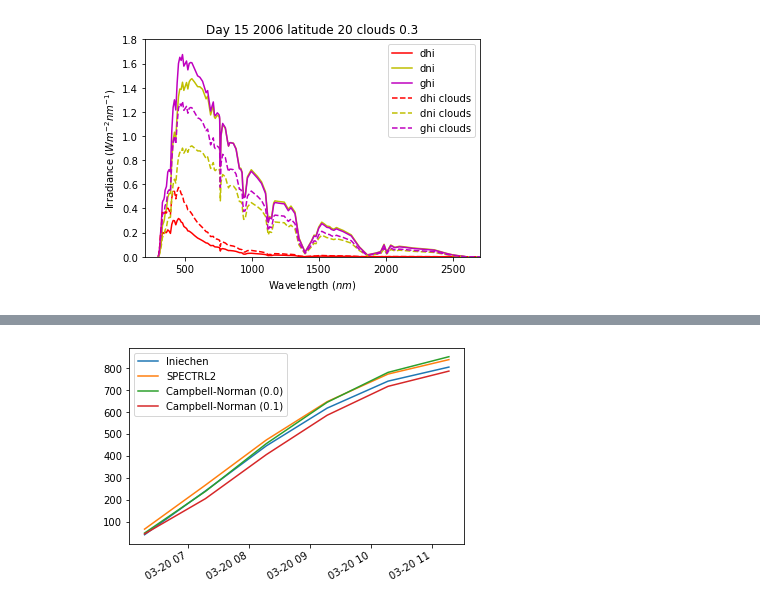
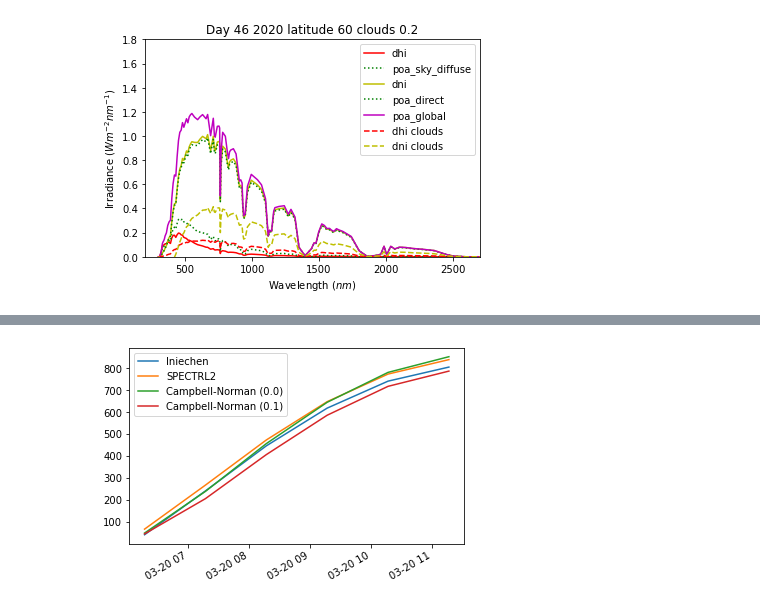
Before and after one commit to trondkr/cmip6-albedo, a Jupyter notebook: radiation_tests.ipynb, the cells around one changed output, grey strips where cells are left out. Saved outputs shown, nothing was run; the diff lists cells and outputs as text; code cells hidden in the pictures.

Commit message:
Adding test script for sepctrl2 cloud opacity factor

```diff
--- a/radiation_tests.ipynb
+++ b/radiation_tests.ipynb
@@ -8,7 +8,7 @@ import matplotlib.pyplot as plt
 
 def setup_pv_system(month, hour_of_day):
     offset = 0  # int(lon_180/15.)
-    when = [datetime.datetime(2006, month, 15, hour_of_day, 0, 0,
+    when = [datetime.datetime(2020, month, 15, hour_of_day, 0, 0,
                               tzinfo=datetime.timezone(datetime.timedelta(hours=offset)))]
     time = pd.DatetimeIndex(when)
 
@@ -22,34 +22,61 @@ def setup_pv_system(month, hour_of_day):
 
     return time, pv_system
 
-def plot_spectral_irradiance(spectra, ratio_dhi, ratio_dni, ratio_ghi, latitude,  day_of_year, year, clouds=0.0):
+def plot_spectral_irradiance(spectra, F_dir, F_diff, latitude,  day_of_year, year, clouds=0.0):
     fig, ax = plt.subplots()
     ax.plot(spectra['wavelength'], spectra["dhi"][:,0], c="r")
+    ax.plot(spectra['wavelength'], spectra["poa_sky_diffuse"][:,0], c="g", linestyle="dotted")
     ax.plot(spectra['wavelength'], spectra["dni"][:,0], c="y")
+    ax.plot(spectra['wavelength'], spectra["poa_direct"][:,0], c="g", linestyle="dotted")
     ax.plot(spectra['wavelength'], spectra["poa_global"][:,0], c="m")
 
-    ax.plot(spectra['wavelength'], spectra["dhi"][:,0]*ratio_dhi, c="r",linestyle='dashed')
-    ax.plot(spectra['wavelength'], spectra["dni"][:,0]*ratio_dni, c="y", linestyle='dashed')
-    ax.plot(spectra['wavelength'], spectra["poa_global"][:,0]*ratio_ghi, c="m", linestyle='dashed')
-
+    ax.plot(spectra['wavelength'], F_dir[:,0], c="r",linestyle='dashed')
+    ax.plot(spectra['wavelength'], F_diff[:,0], c="y", linestyle='dashed')
 
     plt.xlim(200, 2700)
     plt.ylim(0, 1.8)
     plt.title(r"Day {} {} latitude {} clouds {}".format( day_of_year, year, latitude, clouds))
     plt.ylabel(r"Irradiance ($W m^{-2} nm^{-1}$)")
     plt.xlabel(r"Wavelength ($nm$)")
-    labels = ["dhi","dni","ghi","dhi clouds","dni clouds","ghi clouds"]
+    labels = ["dhi","poa_sky_diffuse","dni","poa_direct","poa_global","dhi clouds","dni clouds","ghi clouds"]
     ax.legend(labels)
    # plt.savefig("spectral_test_{}.png".format(latitude))
     plt.show()
 
-month=1
+def cloud_opacity_factor(I_diff_clouds, I_dir_clouds, I_ghi_clouds, spectra):
+    # First we calculate the rho fraction based on campbell_norman
+    # with clouds. In the paper these values are obtained from observations.
+    rho =I_diff_clouds/I_ghi_clouds
+
+    I_diff_s = np.trapz(y=spectra['dhi'][:,0], x=spectra['wavelength'])
+    I_dir_s = np.trapz(y=spectra['dni'][:,0], x=spectra['wavelength'])
+    I_glob_s = np.trapz(y=spectra['poa_direct'][:,0], x=spectra['wavelength'])
+
+    rho_spectra = I_diff_s/I_glob_s
+
+    N_rho = (rho-rho_spectra)/(1-rho_spectra)
+
+    # Direct light. Equation 6 Ernst et al. 2016
+    F_diff_s = spectra['dhi'][:,:]
+    F_dir_s = spectra['dni'][:,:]
+
+    F_dir = (F_dir_s/I_dir_s) * I_dir_clouds
+
+    # Diffuse light scaling factor. Equation 7 Ernst et al. 2016
+    s_diff = (1 - N_rho) *(F_diff_s/I_diff_s) + N_rho*((F_dir_s + F_diff_s)/I_glob_s)
+
+    # Equation 8 Ernst et al. 2016
+    F_diff = s_diff * I_diff_clouds
+
+    return F_dir, F_diff
+
+month=2
 hour_of_day=12
 
 ctime, pv_system = setup_pv_system(month, hour_of_day)
 altitude = 0.0
-latitudes=[0,10,20,60,70,80,90]
-cloud_covers=0.3
+latitudes=[10,40,60,70, 75, 80]
+cloud_covers=0.2
 
 for latitude in latitudes:
     longitude = 0.0
@@ -62,7 +89,8 @@ for latitude in latitudes:
 
     apparent_zenith = solpos['apparent_zenith'].to_numpy()
     azimuth = solpos['azimuth'].to_numpy()
-    surface_tilt = latitude
+
+    surface_tilt = latitude #latitude
     surface_azimuth = pv_system['surface_azimuth']
 
     # cloud cover in fraction units here
@@ -71,7 +99,7 @@ for latitude in latitudes:
 
     water_vapor_content = 0.5
     tau500 = 0.1
-    albedo = 0.06
+    ground_albedo = 0.06
     ozone = 0.3
 
     # day of year is an int64index array so access first item
@@ -81,7 +109,7 @@ for latitude in latitudes:
         apparent_zenith=apparent_zenith,
         aoi=aoi,
         surface_tilt=surface_tilt,
-        ground_albedo=albedo,
+        ground_albedo=ground_albedo,
         surface_pressure=pressure,
         relative_airmass=airmass_relative,
         precipitable_water=water_vapor_content,
@@ -91,38 +119,36 @@ for latitude in latitudes:
 
     irrads_clouds = pvlib.irradiance.campbell_norman(solpos['zenith'].to_numpy(), transmittance)
 
-    print("campbell_norman clouds: dni: {} dhi: {} ghi: {}".format(np.nanmean(irrads_clouds['dni']),
-                                                 np.nanmean(irrads_clouds['dhi']),
-                                                 np.nanmean(irrads_clouds['ghi'])))
+    print("Latitude {}".format(latitude))
+    print("campbell_norman clouds: dni: {:3.2f} dhi: {:3.2f} ghi: {:3.2f}".format(float(irrads_clouds['dni']),
+                                                 float(irrads_clouds['dhi']),
+                                                 float(irrads_clouds['ghi'])))
 
     irrads_clearsky = pvlib.irradiance.campbell_norman(solpos['zenith'].to_numpy(), transmittance=0.75)
 
-    print("campbell_norman clearsky: dni: {} dhi: {} ghi: {}".format(np.nanmean(irrads_clearsky['dni']),
-                                                 np.nanmean(irrads_clearsky['dhi']),
-                                                 np.nanmean(irrads_clearsky['ghi'])))
-    # Calculate ratios
-    ratio_dni = np.nanmean(irrads_clouds['dni'])/np.nanmean(irrads_clearsky['dni'])
-    ratio_dhi = np.nanmean(irrads_clouds['dhi'])/np.nanmean(irrads_clearsky['dhi'])
-    ratio_ghi = np.nanmean(irrads_clouds['ghi'])/np.nanmean(irrads_clearsky['ghi'])
+    print("campbell_norman clearsky: dni: {:3.2f} dhi: {:3.2f} ghi: {:3.2f}".format(float(irrads_clearsky['dni']),
+                                                 float(irrads_clearsky['dhi']),
+                                                 float(irrads_clearsky['ghi'])))
 
-    print("Ratio clouds/clearsky: dni: {} dhi: {} ghi: {}".format(ratio_dni,
-                                                 ratio_dhi,
-                                                 ratio_ghi))
+    F_dir, F_diff = cloud_opacity_factor(irrads_clouds['dni'], irrads_clouds['dhi'], irrads_clouds['ghi'], spectra)
 
     plot_spectral_irradiance(spectra,
-                             ratio_dhi,
-                             ratio_dni,
-                             ratio_ghi,
+                             F_dir,
+                             F_diff,
                              latitude=latitude,
                              day_of_year=day_of_year,
                              year=ctime.year[0],
                              clouds=cloud_covers)
 
+
     integrated_irradiance_dhi = np.trapz(y=spectra['dhi'][:,0], x=spectra['wavelength'])
     integrated_irradiance_dni = np.trapz(y=spectra['dni'][:,0], x=spectra['wavelength'])
-    integrated_irradiance_poa = np.trapz(y=spectra['poa_direct'][:,0], x=spectra['wavelength'])
+    integrated_irradiance_poa = np.trapz(y=spectra['poa_global'][:,0], x=spectra['wavelength'])
 
-    print("spectrl2 dhi", integrated_irradiance_dhi)
-    print("spectrl2 dni", integrated_irradiance_dni)
-    print("spectrl2 poa", integrated_irradiance_poa)
+    integrated_irradiance_dhi_clouds = np.trapz(y=F_diff[:,0], x=spectra['wavelength'])
+    integrated_irradiance_dni_clouds = np.trapz(y=F_dir[:,0], x=spectra['wavelength'])
+
+    print("spectrl2 dhi: {:3.2f} w/clouds: {:3.2f}".format(integrated_irradiance_dhi, integrated_irradiance_dhi_clouds))
+    print("spectrl2 dni: {:3.2f} w/clouds: {:3.2f}".format(integrated_irradiance_dni, integrated_irradiance_dni_clouds))
+    print("")
 # %% [output]
@@ -148 +174 @@ spectrl2 poa nan
-[figure, old version]
+[figure, new version]
```
Also changed, not shown: parts of 1 cell of this notebook.
